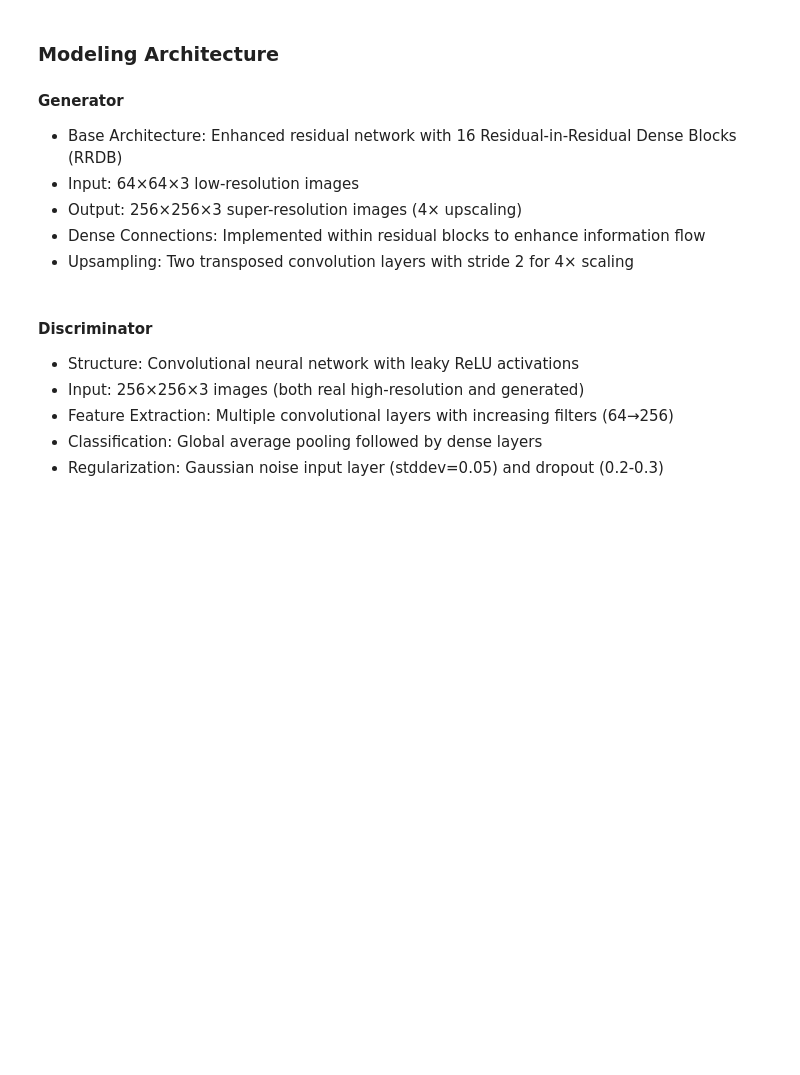
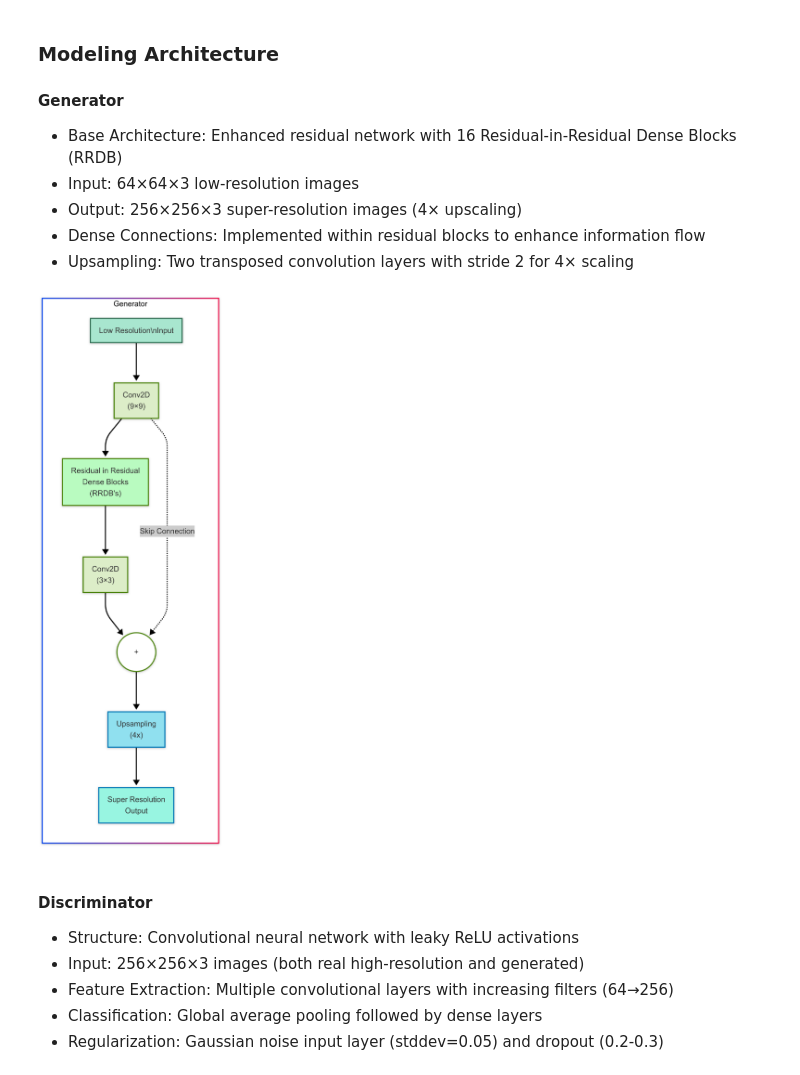
Before and after one commit to ericphann/video-game-super-resolution, a Jupyter notebook: base_models/GAN_base_model.ipynb, the cells around one changed output. Cells and saved outputs as stored; diff of their text form; code cells hidden in the pictures; blank space fills up the shorter version.

Commit message:
updated to add model architecture diagrams and separate the loss plots.

```diff
--- a/base_models/GAN_base_model.ipynb
+++ b/base_models/GAN_base_model.ipynb
@@ -281,6 +281,11 @@ data_dir = "super_res_subset"
 - Output: 256×256×3 super-resolution images (4× upscaling)
 - Dense Connections: Implemented within residual blocks to enhance information flow
 - Upsampling: Two transposed convolution layers with stride 2 for 4× scaling
+# %%
+from IPython.display import Image, display
+display(Image('Generator.png', width=200))
+# %% [output]
+[figure, added]
 # %%
 # Create the generator model (works on patches)
 
```
Also changed, not shown: parts of 1 cell of this notebook.
